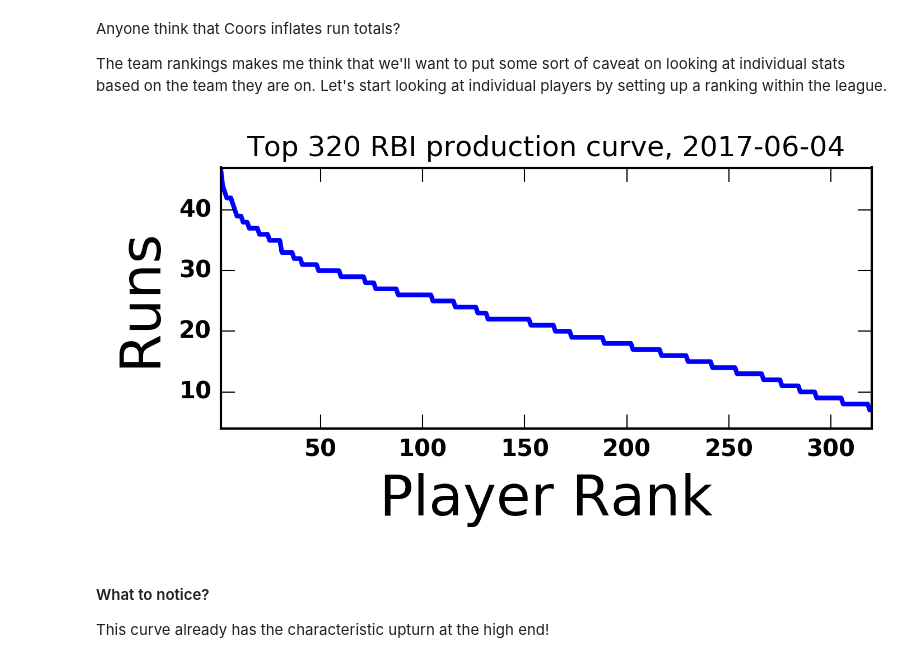
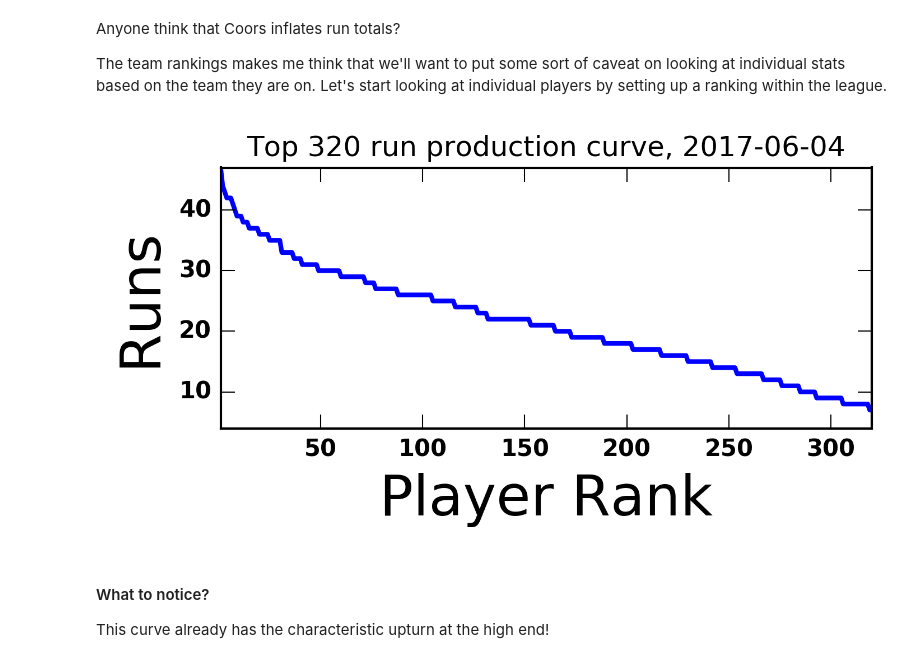
Before and after one commit to fantasy-toolz/2017-MLB-Analysis, a Jupyter notebook: batting_notebooks/R-Update-06-04-2017.ipynb, the cells around one changed output. Drawn from its saved outputs; the diff is of its cells as text; code cells hidden in the pictures.

```diff
--- a/batting_notebooks/R-Update-06-04-2017.ipynb
+++ b/batting_notebooks/R-Update-06-04-2017.ipynb
@@ -76,16 +77,16 @@ The team rankings makes me think that we'll want to put some sort of caveat on l
 # %%
 runs = Total2017['R']
 pas = Total2017['PA']
 names = Total2017['Name']
 
 plt.figure(figsize=(5,2))
 plt.plot(np.linspace(1.,runs.size,runs.size),runs[(-1.*runs).argsort()])
 plt.xlabel('Player Rank',size=24)
 plt.ylabel('Runs',size=24)
-plt.title('Top 320 RBI production curve, 2017-06-04')
+plt.title('Top 320 run production curve, 2017-06-04')
 _ = plt.axis([1.,320.,np.min(runs),np.max(runs)])
 # %% [output]
-[figure, old version]
+[figure, new version]
 # %% [markdown]
 #### What to notice?
 
```
Also changed, not shown: parts of 8 cells of this notebook, 1 other file.
